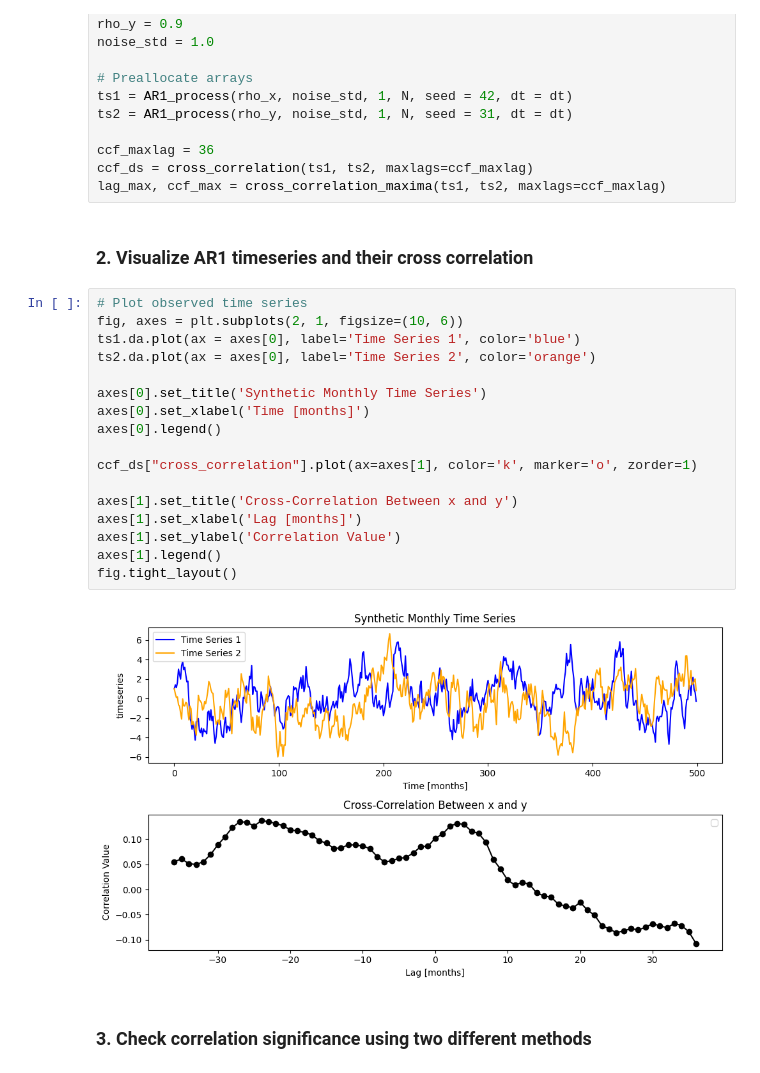
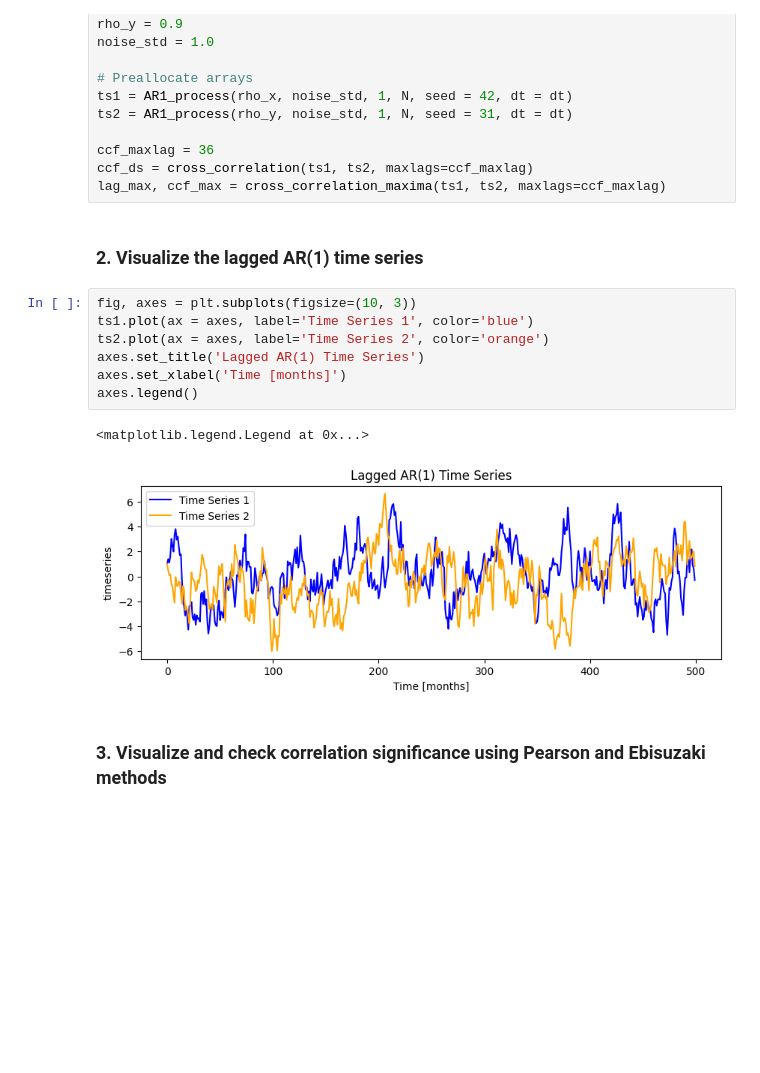
Before and after one commit to anthony-meza/PhaseScrambledCorrelations, a Jupyter notebook: notebooks/AR1_example.ipynb, the cells around one changed output. Cells and saved outputs as stored; diff of their text form; blank space fills up the shorter version.

```diff
--- a/notebooks/AR1_example.ipynb
+++ b/notebooks/AR1_example.ipynb
@@ -22,28 +22,19 @@ ccf_maxlag = 36
 ccf_ds = cross_correlation(ts1, ts2, maxlags=ccf_maxlag)
 lag_max, ccf_max = cross_correlation_maxima(ts1, ts2, maxlags=ccf_maxlag)
 # %% [markdown]
-### 2. Visualize AR1 timeseries and their cross correlation
+### 2. Visualize the lagged AR(1) time series
 # %%
-# Plot observed time series
-fig, axes = plt.subplots(2, 1, figsize=(10, 6))
-ts1.da.plot(ax = axes[0], label='Time Series 1', color='blue')
-ts2.da.plot(ax = axes[0], label='Time Series 2', color='orange')
-
-axes[0].set_title('Synthetic Monthly Time Series')
-axes[0].set_xlabel('Time [months]')
-axes[0].legend()
-
-ccf_ds["cross_correlation"].plot(ax=axes[1], color='k', marker='o', zorder=1)
-
-axes[1].set_title('Cross-Correlation Between x and y')
-axes[1].set_xlabel('Lag [months]')
-axes[1].set_ylabel('Correlation Value')
-axes[1].legend()
-fig.tight_layout()
+fig, axes = plt.subplots(figsize=(10, 3))
+ts1.plot(ax = axes, label='Time Series 1', color='blue')
+ts2.plot(ax = axes, label='Time Series 2', color='orange')
+axes.set_title('Lagged AR(1) Time Series')
+axes.set_xlabel('Time [months]')
+axes.legend()
 # %% [output]
+<matplotlib.legend.Legend at 0x...>
-[figure, old version]
+[figure, new version]
 # %% [markdown]
-### 3. Check correlation significance using two different methods
+### 3. Visualize and check correlation significance using Pearson and Ebisuzaki methods
 # %%
 def plot_significant_correlations(ax, lags, ccf, pvals, alpha=0.05):
     """
```
Also changed, not shown: parts of 4 cells of this notebook, 30 other files.
